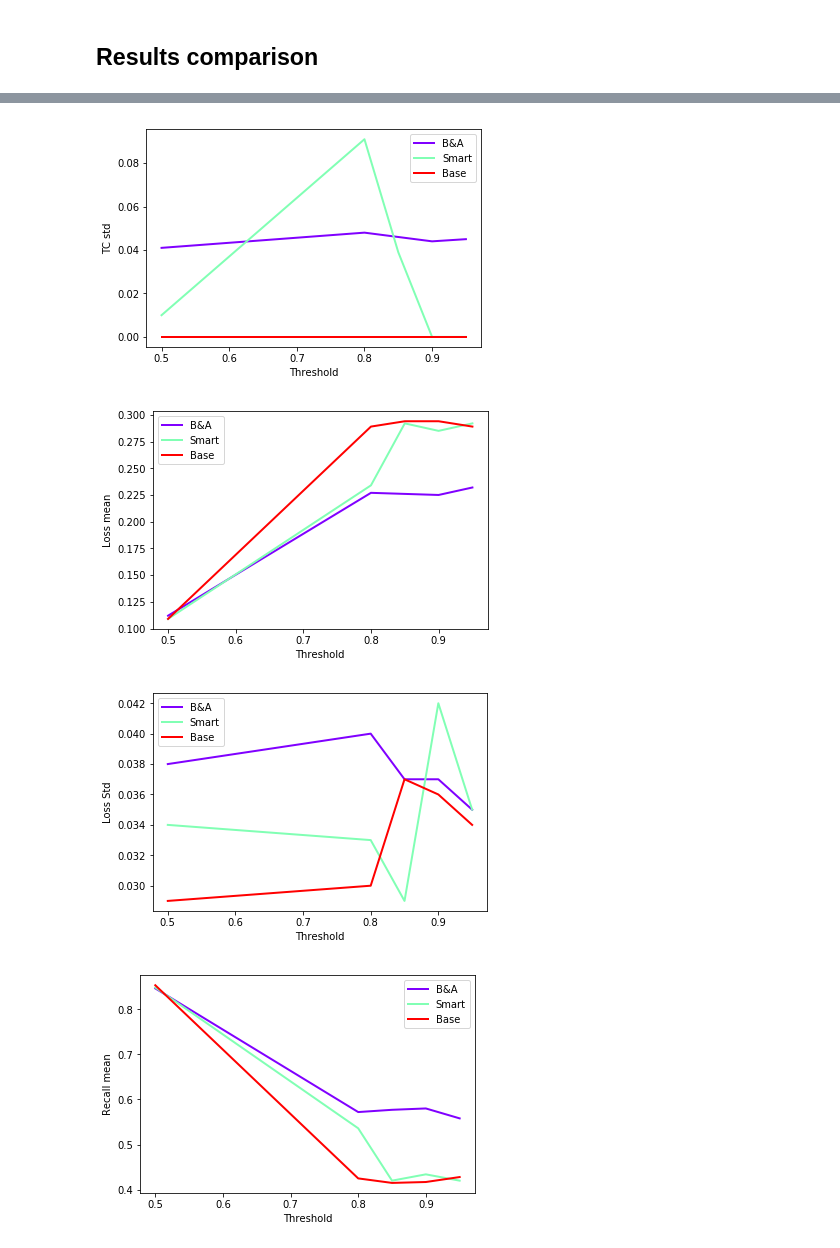
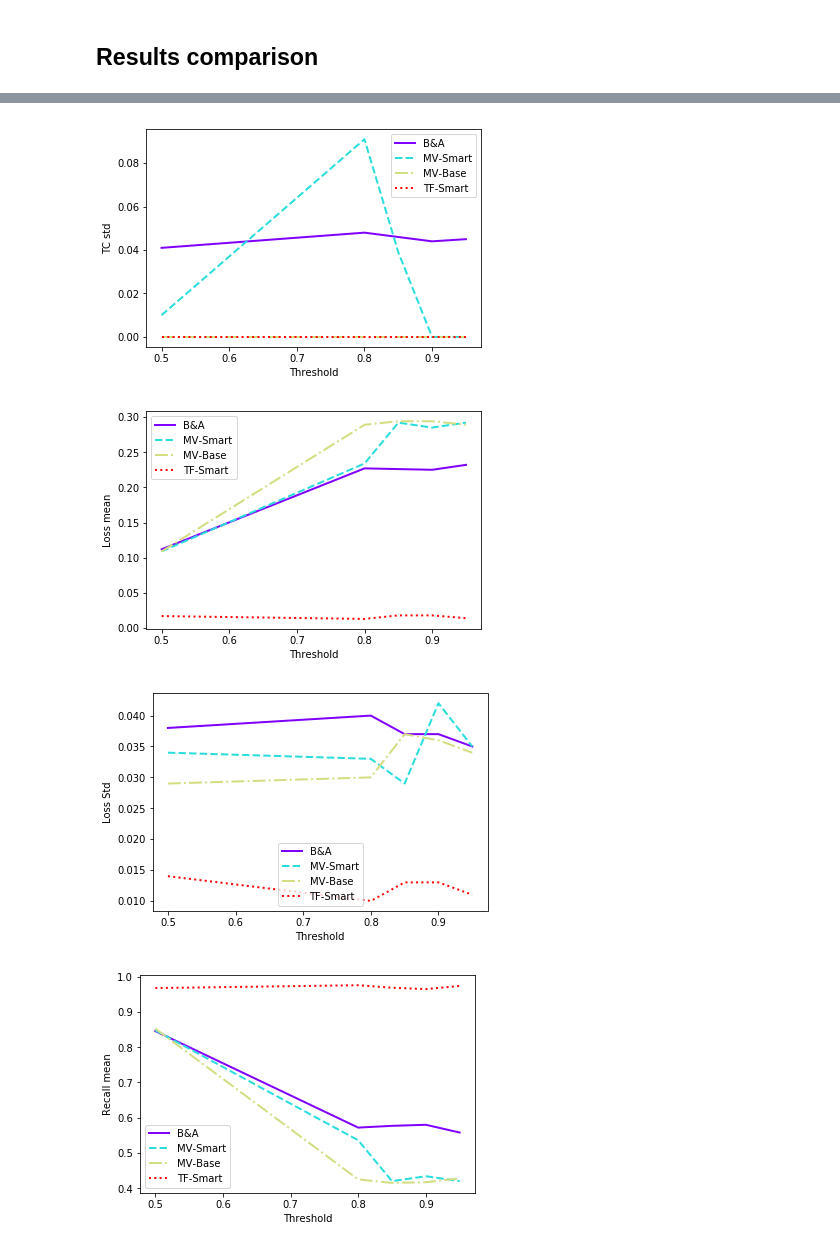
Before and after one commit to pmaglione/classification_model, a Jupyter notebook: main_algorithm_with_experiments.ipynb, the cells around one changed output, grey strips where cells are left out. Drawn from its saved outputs; the diff is of its cells as text; code cells hidden in the pictures.

Commit message:
Last results cost fixed

```diff
--- a/main_algorithm_with_experiments.ipynb
+++ b/main_algorithm_with_experiments.ipynb
@@ -603,6 +640,7 @@ pd.DataFrame(results_mv_break_tie, columns=pdColumns)
 results_mv_baseline = pd.read_csv('./results/baseline_mv.csv')
 results_mv = pd.read_csv('./results/smart_stop_mv_not_expert.csv')
 results_mv_break_tie = pd.read_csv('./results/mv_break_tie.csv')
+results_tf = pd.read_csv('./results/smart_stop_truth_finder_not_expert.csv')
 
 cts = results_mv_baseline['Threshold']
 
@@ -610,8 +648,9 @@ for column in columns:
     alg_utils.plot_results(cts,
                            {
                                "B&A": results_mv_break_tie[column],
-                               "Smart": results_mv[column],
-                               "Base": results_mv_baseline[column],
+                               "MV-Smart": results_mv[column],
+                               "MV-Base": results_mv_baseline[column],
+                               "TF-Smart": results_tf[column]
                            },
                            "Threshold",
                            column)
@@ -622,4 +661,4 @@ for column in columns:
-[figure, old version]
+[figure, new version]
-[figure, old version]
+[figure, new version]
-[figure, old version]
+[figure, new version]
-[figure, old version]
+[figure, new version]
```
Also changed, not shown: parts of 15 cells of this notebook, 3 other files.
